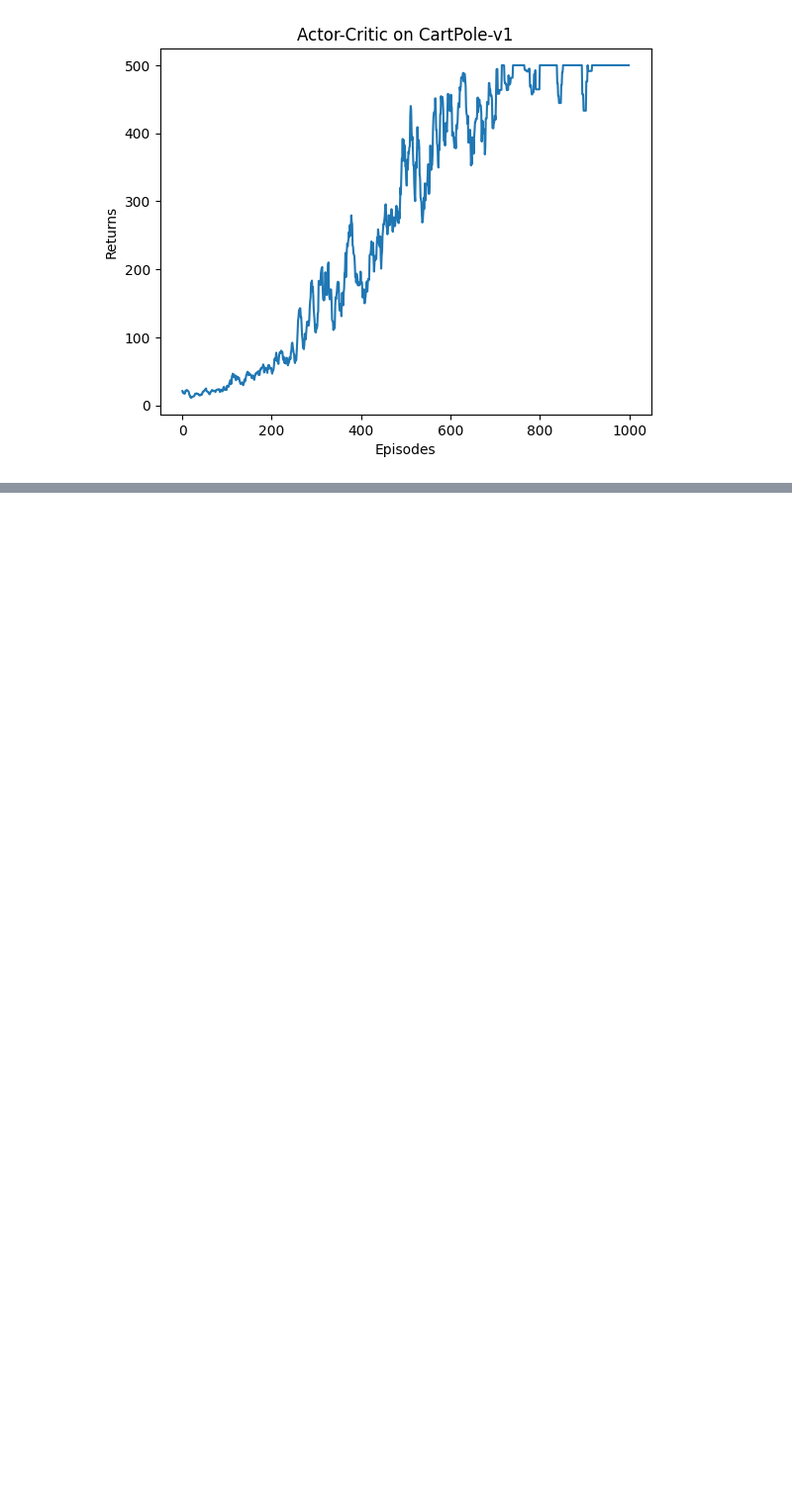
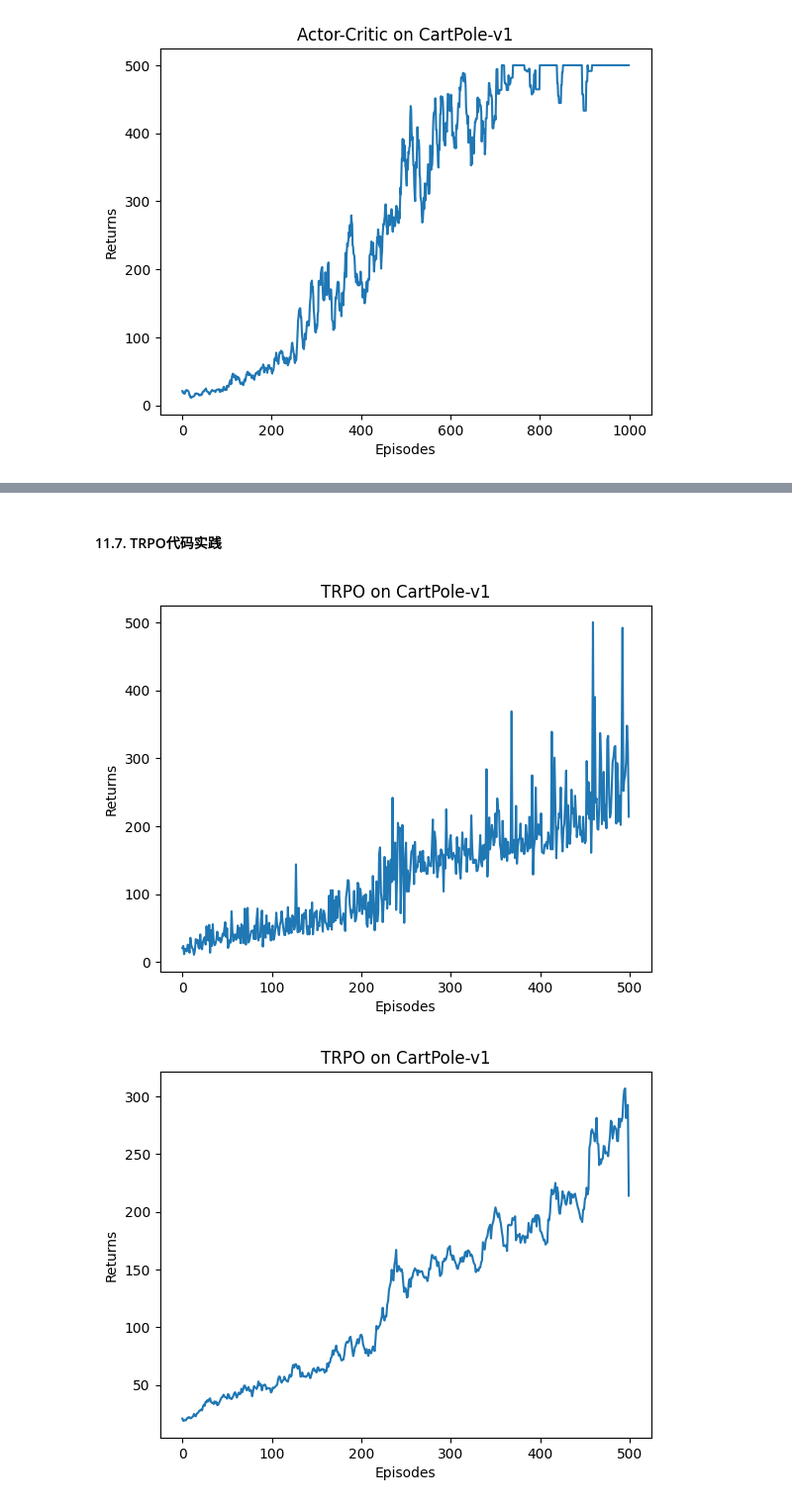
Before and after one commit to lanceyliao/Hands-on-RL, a Jupyter notebook: 合集.ipynb, the cells around one changed output, grey strips where cells are left out. Shown at 99% size. Saved outputs shown, nothing was run; the diff lists cells and outputs as text; code cells hidden in the pictures; blank space fills up the shorter version.

```diff
--- a/合集.ipynb
+++ b/合集.ipynb
@@ -2719,0 +2780,13 @@ plt.show()
+# %%
+## 算优势函数的均值 广义优势估计
+def compute_advantage(gamma, lmbda, td_delta):
+    td_delta = td_delta.detach().numpy()
+    advantage_list = []
+    advantage = 0.0
+    for delta in td_delta[::-1]:  ## 从后往前逆序算，刚好可以算出广义优势估计的值
+        advantage = gamma * lmbda * advantage + delta
+        advantage_list.append(advantage)  ## 保存每一步的优势估计
+    advantage_list.reverse()
+    return torch.tensor(advantage_list, dtype=torch.float)
+# %% [markdown]
+#### 11.7. TRPO代码实践
@@ -2719,0 +2983,55 @@ plt.show()
+# %%
+num_episodes = 500
+neu_dim = 128
+gamma = 0.98
+lmbda = 0.95
+critic_lr = 1e-2
+kl_constraint = 0.0005
+alpha = 0.5
+device = torch.device("cuda") if torch.cuda.is_available() else torch.device("cpu")
+
+env_name = 'CartPole-v1'
+env = gym.make(env_name, render_mode="rgb_array")
+_ = env.reset(seed=0)
+torch.manual_seed(0)
+agent = TRPO(neu_dim, env.observation_space, env.action_space, lmbda, kl_constraint, alpha, critic_lr, gamma, device)
+return_list, allimage = rl_utils.train_on_policy_agent(env, agent, num_episodes)
+imageio.mimsave(r'chapter11CartPole.gif', allimage, duration=10)
+
+episodes_list = list(range(len(return_list)))
+plt.plot(episodes_list, return_list)
+plt.xlabel('Episodes')
+plt.ylabel('Returns')
+plt.title(f'{agent.__class__.__name__} on {env_name}')
+plt.show()
+
+mv_return = rl_utils.moving_average(return_list, 9)
+plt.plot(episodes_list, mv_return)
+plt.xlabel('Episodes')
+plt.ylabel('Returns')
+plt.title(f'{agent.__class__.__name__} on {env_name}')
+plt.show()
+
+# Iteration 0: 100%|██████████| 50/50 [00:02<00:00, 16.85it/s, episode=50,
+# return=139.200]
+# Iteration 1: 100%|██████████| 50/50 [00:03<00:00, 16.55it/s, episode=100,
+# return=150.500]
+# Iteration 2: 100%|██████████| 50/50 [00:03<00:00, 14.21it/s, episode=150,
+# return=184.000]
+# Iteration 3: 100%|██████████| 50/50 [00:03<00:00, 14.15it/s, episode=200,
+# return=183.600]
+# Iteration 4: 100%|██████████| 50/50 [00:03<00:00, 13.96it/s, episode=250,
+# return=183.500]
+# Iteration 5: 100%|██████████| 50/50 [00:03<00:00, 13.29it/s, episode=300,
+# return=193.700]
+# Iteration 6: 100%|██████████| 50/50 [00:03<00:00, 14.08it/s, episode=350,
+# return=199.500]
+# Iteration 7: 100%|██████████| 50/50 [00:03<00:00, 13.36it/s, episode=400,
+# return=200.000]
+# Iteration 8: 100%|██████████| 50/50 [00:03<00:00, 13.33it/s, episode=450,
+# return=200.000]
+# Iteration 9: 100%|██████████| 50/50 [00:03<00:00, 13.08it/s, episode=500,
+# return=200.000]
+# %% [output]
+[figure, added]
+[figure, added]
```
Also changed, not shown: parts of 8 cells of this notebook, 5 other files.
